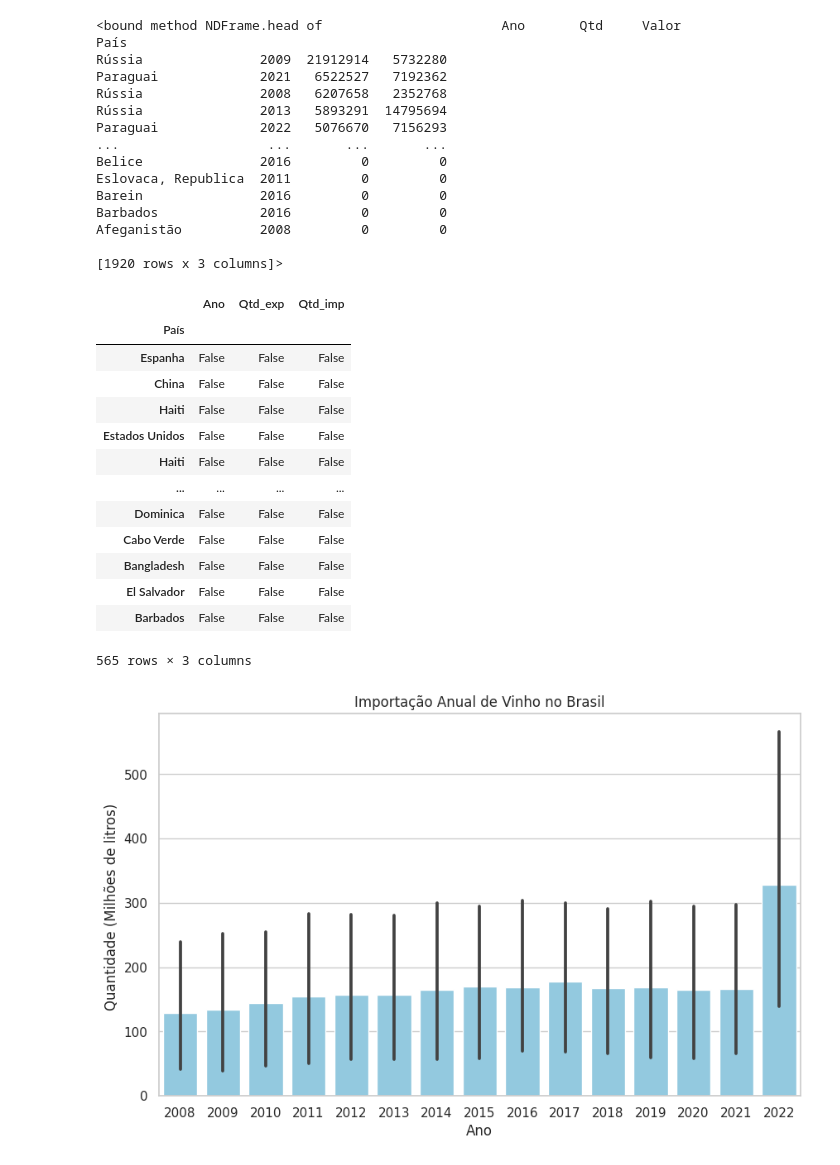
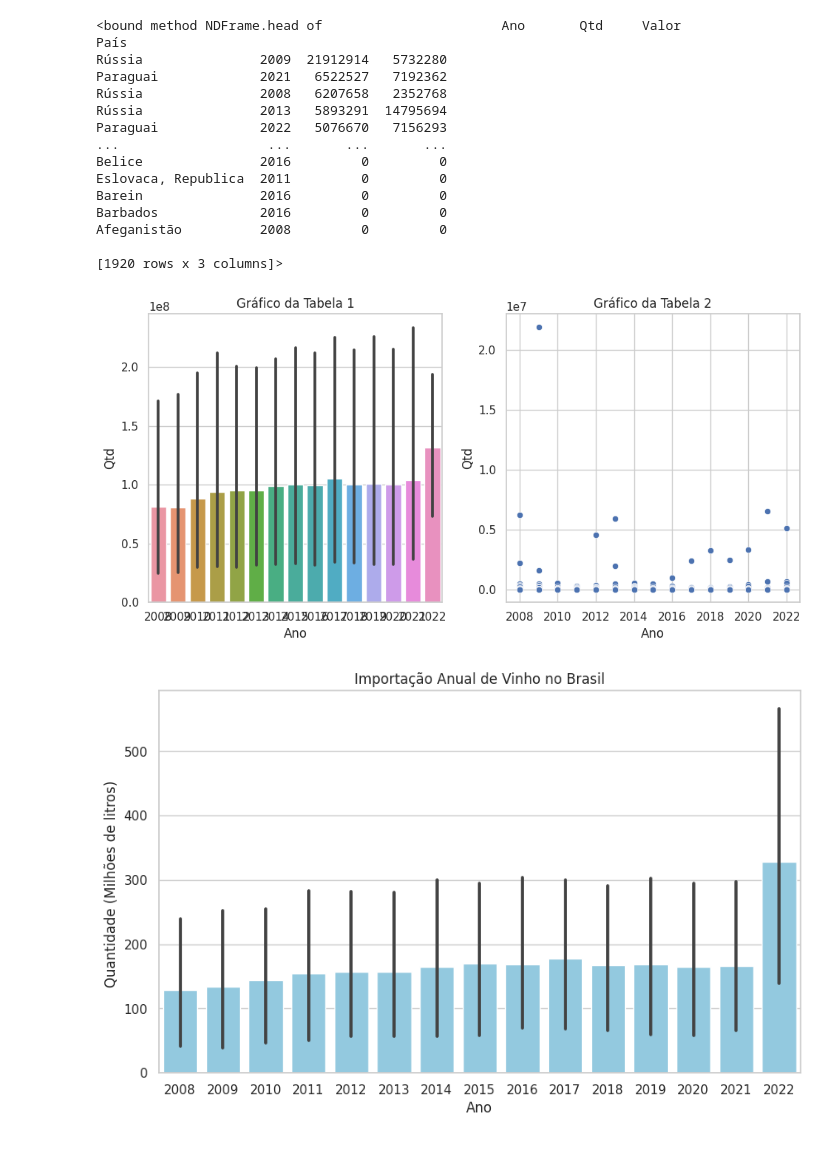
Before and after one commit to VivianeCorreia/Tech-Challenge, a Jupyter notebook: 2_challenge.ipynb, the cells around one changed output. Cells and saved outputs as stored; diff of their text form; code cells hidden in the pictures.

```diff
--- a/2_challenge.ipynb
+++ b/2_challenge.ipynb
@@ -1100,26 +1100,23 @@ Barbados             2016         0         0
 Afeganistão          2008         0         0
 
 [1920 rows x 3 columns]>
-# %%
-#pais_qtds = exp_imp.groupby('País','Qtd_imp','Qtd_exp')['Qtd_imp','Qtd_exp'].sum()
-#pais_qtds = exp_imp.groupby('País')['Qtd_exp'].sum()
-paises_n_exp= exp_imp.isnull()
-paises_n_exp
-# %% [output]
-|  | Ano | Qtd_exp | Qtd_imp |
-| País |  |  |  |
-| Espanha | False | False | False |
-| China | False | False | False |
-| Haiti | False | False | False |
-| Estados Unidos | False | False | False |
-| Haiti | False | False | False |
-| ... | ... | ... | ... |
-| Dominica | False | False | False |
-| Cabo Verde | False | False | False |
-| Bangladesh | False | False | False |
-| El Salvador | False | False | False |
-| Barbados | False | False | False |
-565 rows × 3 columns
+# %%
+
+plt.figure(figsize=(10, 5))
+plt.subplot(121)  # Subplot 1
+sns.barplot(x="Ano", y="Qtd", data=imports_df)
+plt.title("Gráfico da Tabela 1")
+
+
+plt.subplot(122)  # Subplot 2
+sns.scatterplot(x="Ano", y="Qtd", data= exportacao)
+plt.title("Gráfico da Tabela 2")
+
+
+plt.tight_layout()
+plt.show()
+# %% [output]
+[figure, added]
 # %%
 #exp_imp['Porcentagem']= exp_imp['Qtd_exp']/exp_imp['Qtd_imp']
 # %%
```
